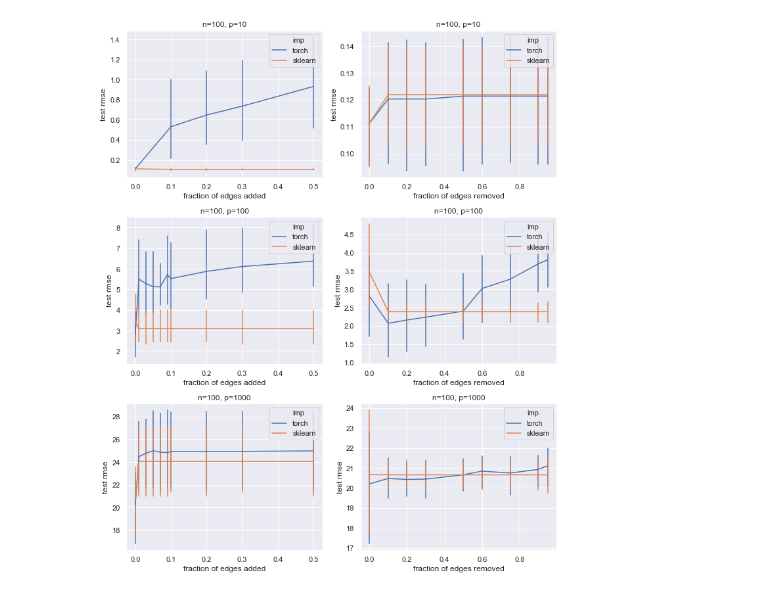
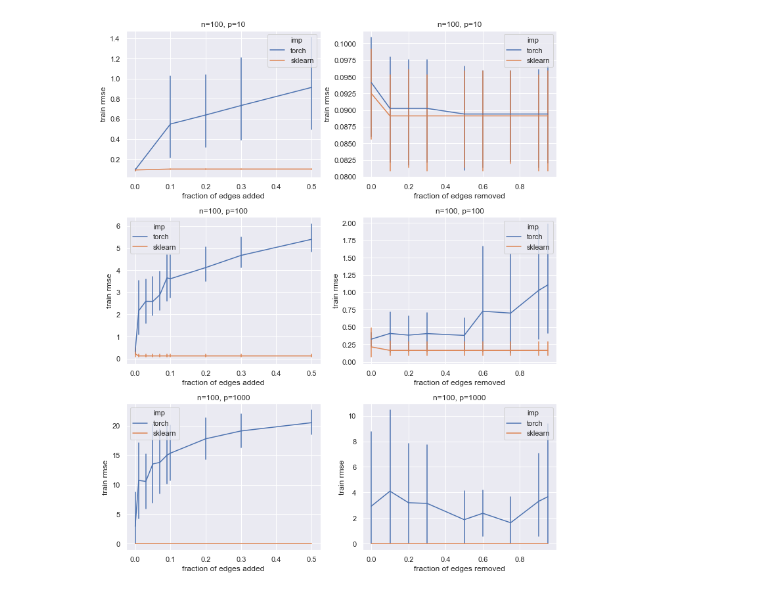
Before and after one commit to jjc2718/netreg, a Jupyter notebook: simdata/edge_analysis.ipynb, the cells around one changed output. Cells and saved outputs as stored; diff of their text form; code cells hidden in the pictures.

```diff
--- a/simdata/edge_analysis.ipynb
+++ b/simdata/edge_analysis.ipynb
@@ -12,6 +12,7 @@ result_columns = ['imp', 'dataset', 'metric', 'value',
 results_df = None
 results_dir = './results/network_noise_results'
 p_uncorr_frac = 0.5
+p_dataset = 'train'
 
 def parse_pickle(fname, n, p, uncorr_frac, add_frac,
                  remove_frac, seed, network=True):
@@ -68,35 +69,35 @@ sns.set()
 fig, axarr = plt.subplots(3, 2)
 fig.set_figwidth(10)
 fig.set_figheight(12)
 
 for i, num_feats in enumerate((10, 100, 1000)):
     # line plot over add_fracs with remove_frac = 0
     ax1 = axarr[i, 0]
     filter_df = results_df[(results_df['num_samples'] == num_samples) &
                            (results_df['num_features'] == num_feats) &
-                           (results_df['dataset'] == 'test') &
+                           (results_df['dataset'] == p_dataset) &
                            (results_df['uncorr_frac'] == p_uncorr_frac) &
                            (results_df['remove_frac'] == 0.0) &
                            (results_df['metric'] == metric)]
     sns.lineplot(data=filter_df, x='add_frac', y='value',
                  hue='imp', err_style='bars', ax=ax1)
     ax1.set_title('n={}, p={}'.format(num_samples, num_feats))
     ax1.set_xlabel('fraction of edges added')
-    ax1.set_ylabel('test {}'.format(metric))
+    ax1.set_ylabel('{} {}'.format(p_dataset, metric))
     # line plot over remove_fracs with add_frac = 0
     ax2 = axarr[i, 1]
     filter_df = results_df[(results_df['num_samples'] == num_samples) &
                            (results_df['num_features'] == num_feats) &
-                           (results_df['dataset'] == 'test') &
+                           (results_df['dataset'] == p_dataset) &
                            (results_df['uncorr_frac'] == p_uncorr_frac) &
                            (results_df['add_frac'] == 0.0) &
                            (results_df['metric'] == metric)]
     sns.lineplot(data=filter_df, x='remove_frac', y='value',
                  hue='imp', err_style='bars', ax=ax2)
     ax2.set_title('n={}, p={}'.format(num_samples, num_feats))
     ax2.set_xlabel('fraction of edges removed')
-    ax2.set_ylabel('test {}'.format(metric))
+    ax2.set_ylabel('{} {}'.format(p_dataset, metric))
 
 plt.tight_layout()
 # %% [output]
-[figure, old version]
+[figure, new version]
```
Also changed, not shown: 4 other files.
